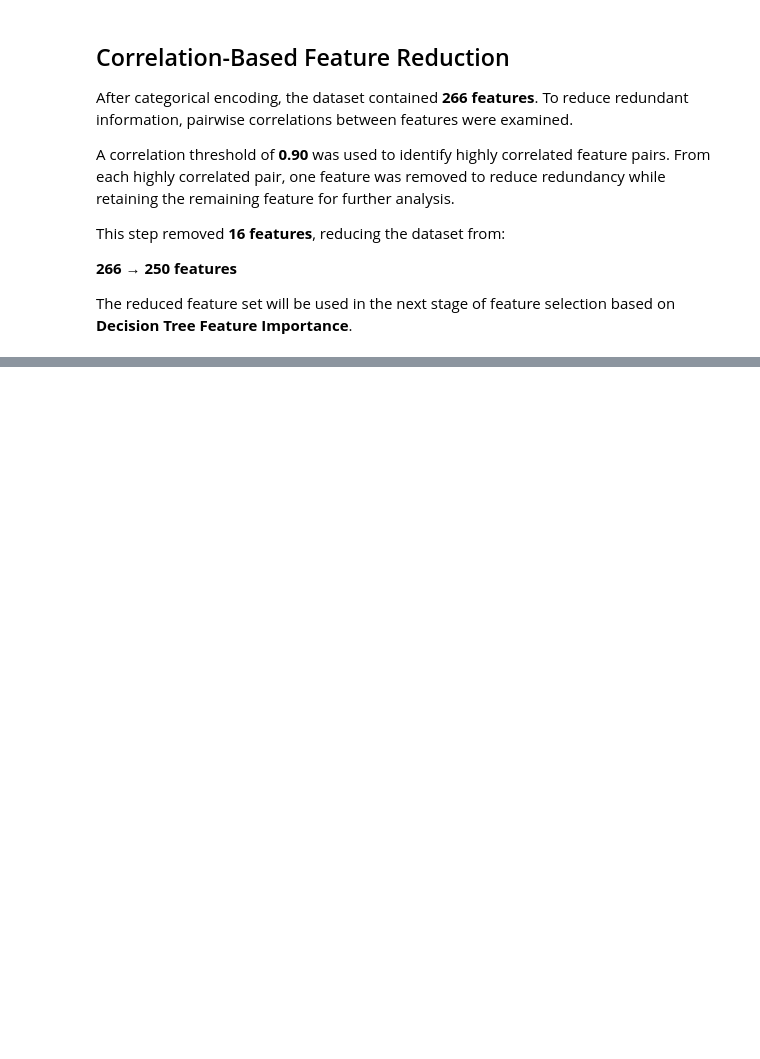
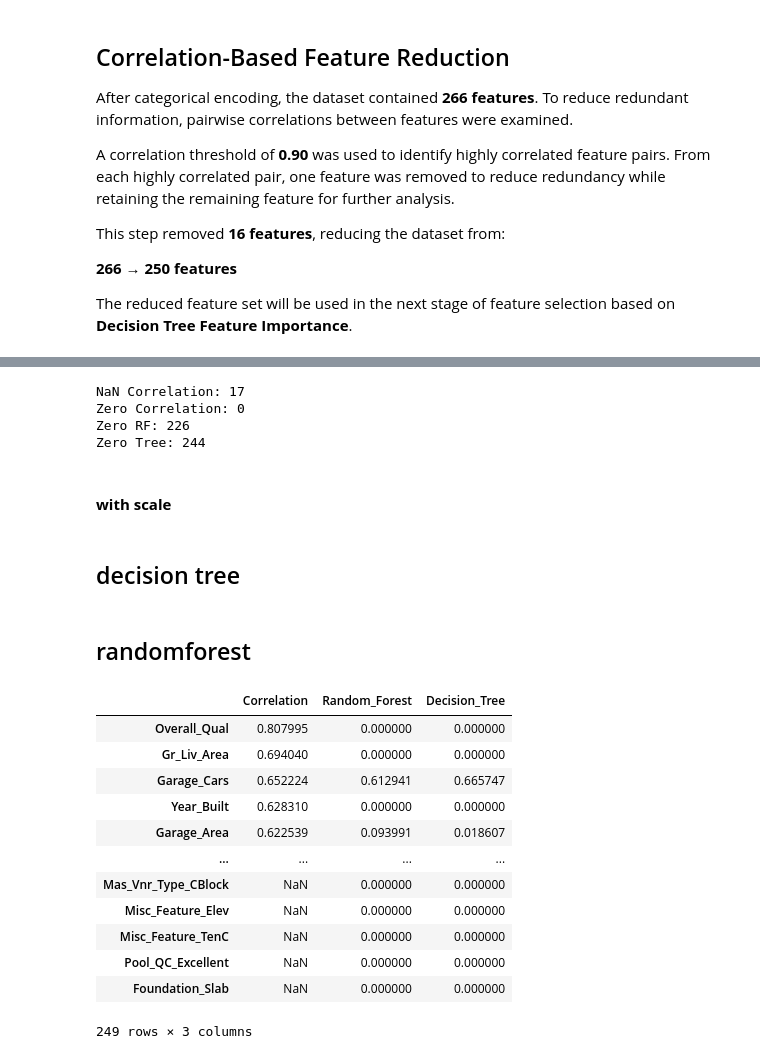
Before and after one commit to Mohamadzf23/ames-housing-price-prediction, a Jupyter notebook: src/ames_housing_price_prediction.ipynb, the cells around one changed output, grey strips where cells are left out. Saved outputs shown, nothing was run; the diff lists cells and outputs as text; code cells hidden in the pictures; blank space fills up the shorter version.

```diff
--- a/src/ames_housing_price_prediction.ipynb
+++ b/src/ames_housing_price_prediction.ipynb
@@ -2410,0 +2556,57 @@ The reduced feature set will be used in the next stage of feature selection base
+# %%
+print("NaN Correlation:", df_important['Correlation'].isna().sum())
+print("Zero Correlation:", (df_important['Correlation'] == 0).sum())
+print("Zero RF:", (df_important['Random_Forest'] == 0).sum())
+print("Zero Tree:", (df_important['Decision_Tree'] == 0).sum())
+# %% [output]
+NaN Correlation: 17
+Zero Correlation: 0
+Zero RF: 226
+Zero Tree: 244
+# %% [markdown]
+#### ****with scale****
+# %% [markdown]
+## decision tree
+# %%
+tree2 = DecisionTreeRegressor(
+    max_depth=3,
+    min_samples_split=2,
+    min_samples_leaf=20
+)
+
+tree2.fit(X_train_scaled, y_train)
+
+important_tree2 = tree2.feature_importances_
+# %% [markdown]
+## randomforest
+# %%
+rf2 = RandomForestRegressor(
+    max_depth=3,
+    min_samples_split=2,
+    min_samples_leaf=20
+)
+
+rf2.fit(X_train_scaled, y_train)
+
+important_rf2 = rf2.feature_importances_
+# %%
+df_important2 = pd.DataFrame({
+    'Correlation': df_corr,
+    'Random_Forest': important_rf2,
+    'Decision_Tree': important_tree2
+})
+df_important2.sort_values('Correlation', ascending=False)
+# %% [output]
+|  | Correlation | Random_Forest | Decision_Tree |
+| Overall_Qual | 0.807995 | 0.000000 | 0.000000 |
+| Gr_Liv_Area | 0.694040 | 0.000000 | 0.000000 |
+| Garage_Cars | 0.652224 | 0.612941 | 0.665747 |
+| Year_Built | 0.628310 | 0.000000 | 0.000000 |
+| Garage_Area | 0.622539 | 0.093991 | 0.018607 |
+| ... | ... | ... | ... |
+| Mas_Vnr_Type_CBlock | NaN | 0.000000 | 0.000000 |
+| Misc_Feature_Elev | NaN | 0.000000 | 0.000000 |
+| Misc_Feature_TenC | NaN | 0.000000 | 0.000000 |
+| Pool_QC_Excellent | NaN | 0.000000 | 0.000000 |
+| Foundation_Slab | NaN | 0.000000 | 0.000000 |
+249 rows × 3 columns
```
Also changed, not shown: parts of 22 cells of this notebook.
